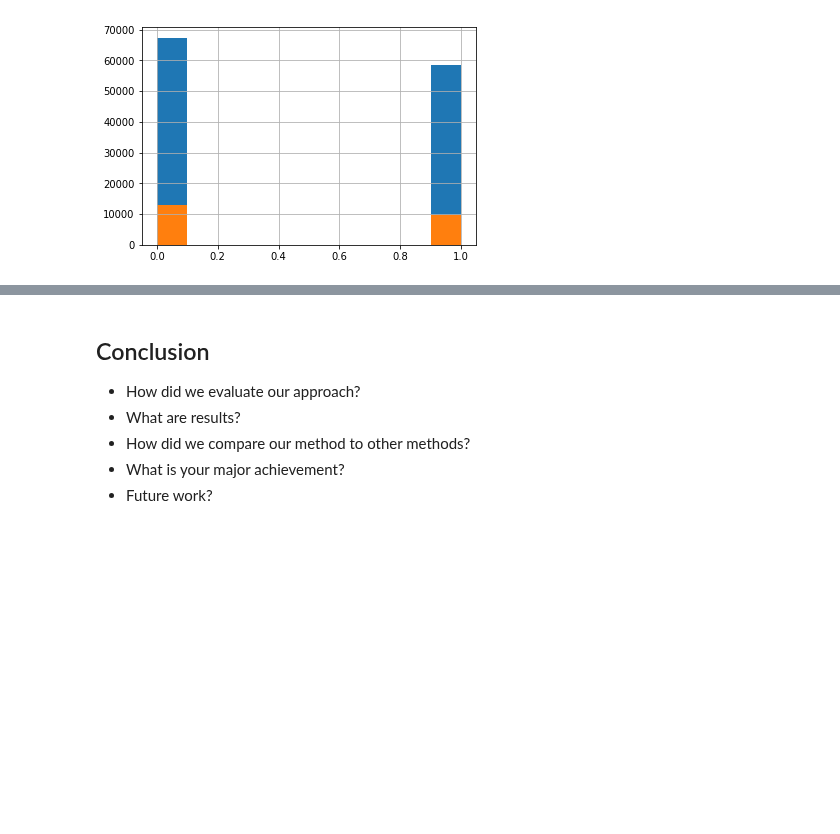
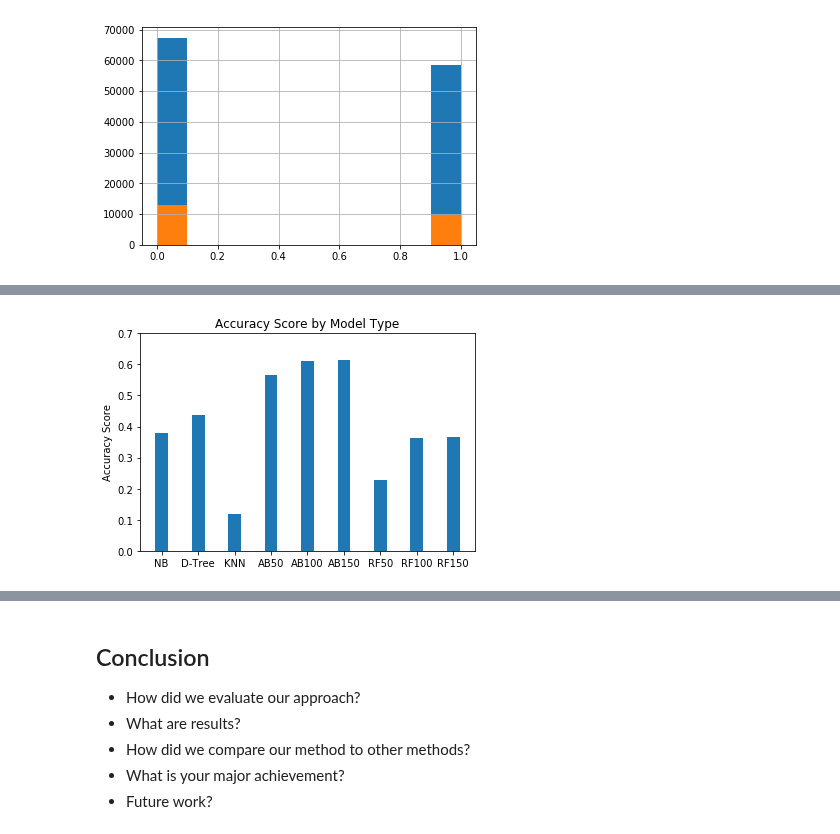
Before and after one commit to sarabranham/CX4240, a Jupyter notebook: Final_Pres.ipynb, the cells around one changed output, grey strips where cells are left out. Saved outputs shown, nothing was run; the diff lists cells and outputs as text; code cells hidden in the pictures; blank space fills up the shorter version.

```diff
--- a/Final_Pres.ipynb
+++ b/Final_Pres.ipynb
@@ -245,0 +273,17 @@ plt.show()
+# %%
+acc_list = []
+for m in models:
+    score = get_accuracy(train, test, m)
+    acc_list.append(score)
+
+p1 = plt.bar(ind, acc_list, width)
+
+plt.ylabel('Accuracy Score')
+plt.title('Accuracy Score by Model Type')
+plt.xticks(ind, ('NB', 'D-Tree', 'KNN', 'AB50', 'AB100', 'AB150', 'RF50', 'RF100', 'RF150'))
+plt.yticks(np.arange(0, max(acc_list) + 0.1, 0.1))
+
+plt.show()
+# random = 50%, we're getting 60%
+# %% [output]
+[figure, added]
```
Also changed, not shown: parts of 18 cells of this notebook.
